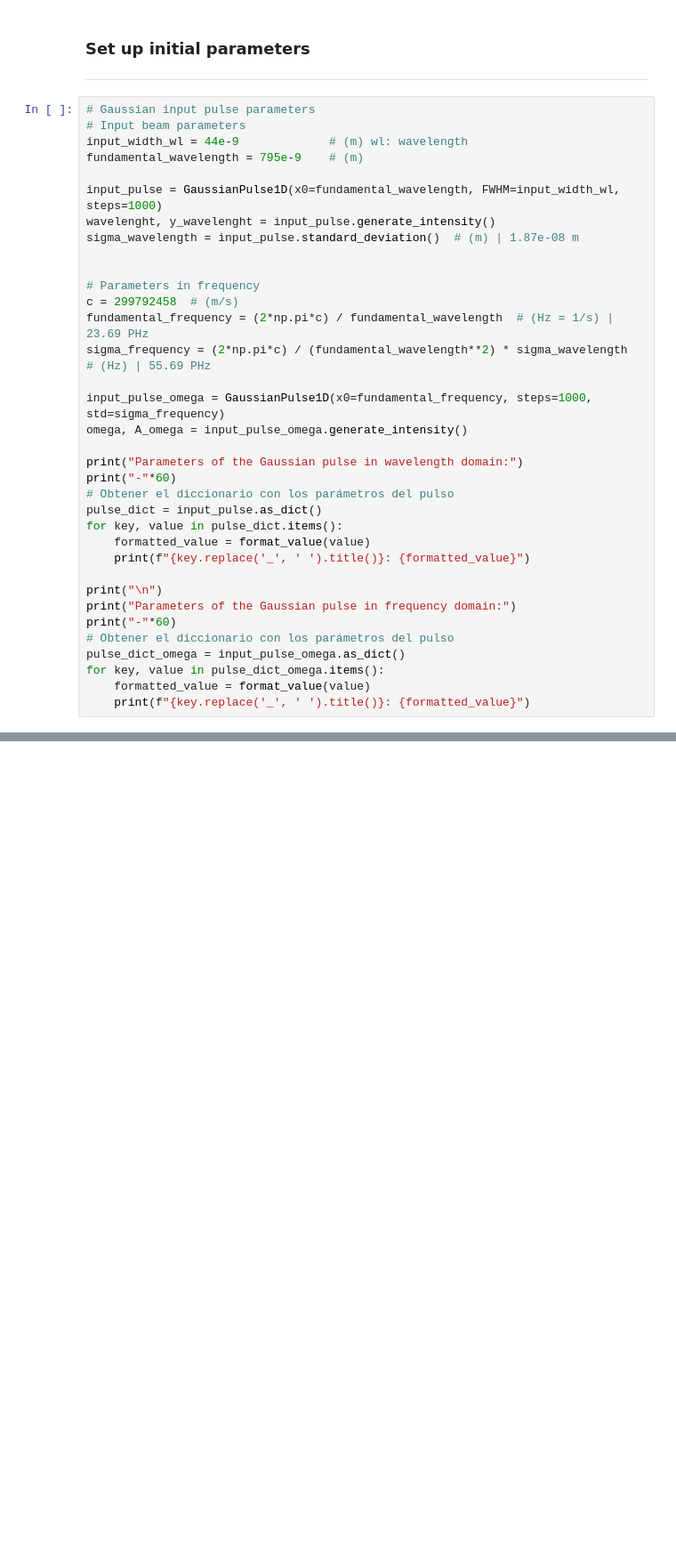
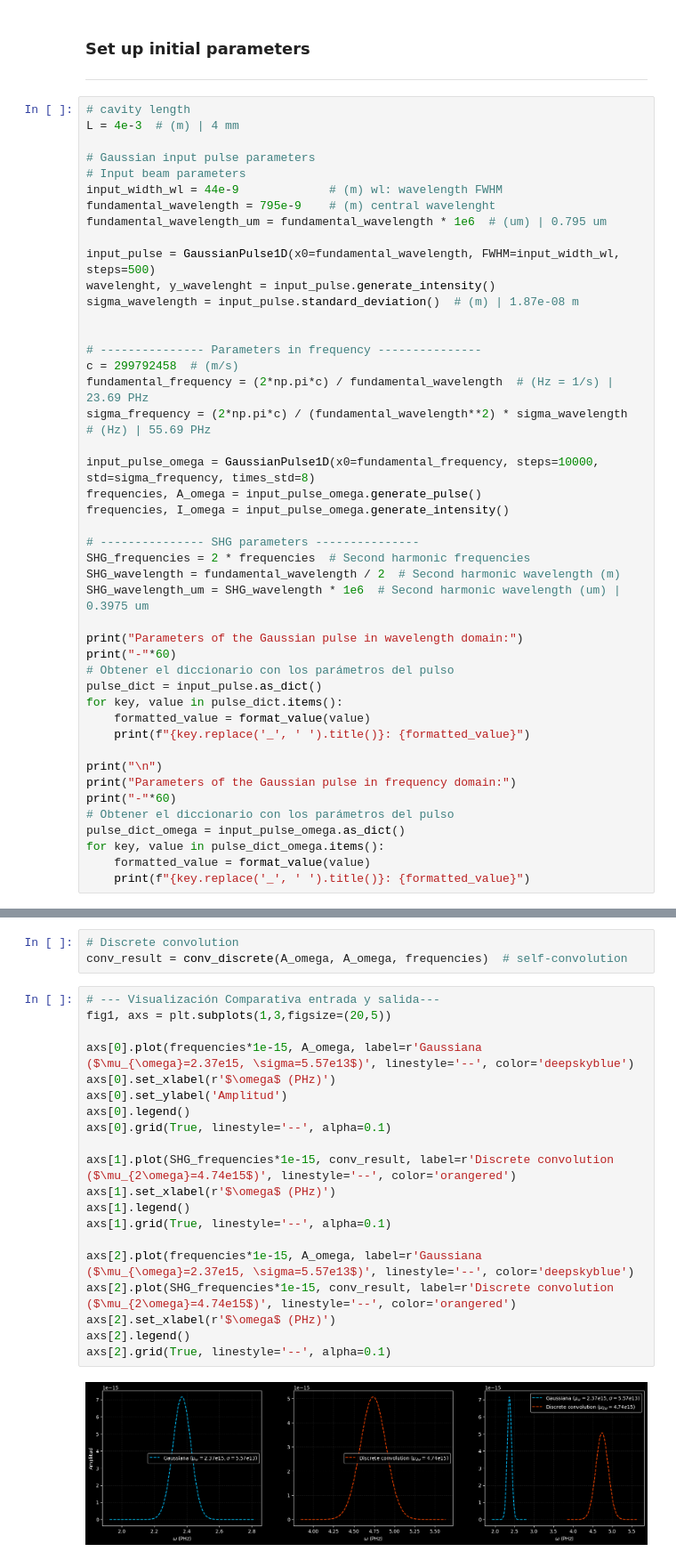
Before and after one commit to jusrojasrod/SHG-and-PDC-simulation, a Jupyter notebook: notebooks/exploracion/Second Harmonic Generation.ipynb, the cells around one changed output, grey strips where cells are left out. Shown at 89% size. Saved outputs shown, nothing was run; the diff lists cells and outputs as text; blank space fills up the shorter version.

```diff
--- a/notebooks/exploracion/Second Harmonic Generation.ipynb
+++ b/notebooks/exploracion/Second Harmonic Generation.ipynb
@@ -123,23 +24,33 @@ from src.physics.crystals import KTPCrystal, KTPCrystal_Kato
 ### Set up initial parameters
 ---
 # %%
+# cavity length
+L = 4e-3  # (m) | 4 mm
+
 # Gaussian input pulse parameters
 # Input beam parameters
-input_width_wl = 44e-9             # (m) wl: wavelength
-fundamental_wavelength = 795e-9    # (m)
+input_width_wl = 44e-9             # (m) wl: wavelength FWHM
+fundamental_wavelength = 795e-9    # (m) central wavelenght
+fundamental_wavelength_um = fundamental_wavelength * 1e6  # (um) | 0.795 um
 
-input_pulse = GaussianPulse1D(x0=fundamental_wavelength, FWHM=input_width_wl, steps=1000)
+input_pulse = GaussianPulse1D(x0=fundamental_wavelength, FWHM=input_width_wl, steps=500)
 wavelenght, y_wavelenght = input_pulse.generate_intensity()
 sigma_wavelength = input_pulse.standard_deviation()  # (m) | 1.87e-08 m
 
 
-# Parameters in frequency
+# --------------- Parameters in frequency ---------------
 c = 299792458  # (m/s)
 fundamental_frequency = (2*np.pi*c) / fundamental_wavelength  # (Hz = 1/s) | 23.69 PHz
 sigma_frequency = (2*np.pi*c) / (fundamental_wavelength**2) * sigma_wavelength  # (Hz) | 55.69 PHz
 
-input_pulse_omega = GaussianPulse1D(x0=fundamental_frequency, steps=1000, std=sigma_frequency)
-omega, A_omega = input_pulse_omega.generate_intensity()
+input_pulse_omega = GaussianPulse1D(x0=fundamental_frequency, steps=10000, std=sigma_frequency, times_std=8)
+frequencies, A_omega = input_pulse_omega.generate_pulse()
+frequencies, I_omega = input_pulse_omega.generate_intensity()
+
+# --------------- SHG parameters ---------------
+SHG_frequencies = 2 * frequencies  # Second harmonic frequencies
+SHG_wavelength = fundamental_wavelength / 2  # Second harmonic wavelength (m)
+SHG_wavelength_um = SHG_wavelength * 1e6  # Second harmonic wavelength (um) | 0.3975 um
 
 print("Parameters of the Gaussian pulse in wavelength domain:")
 print("-"*60)
@@ -207,0 +149,25 @@ Refractive index at 1.064 um (nx): 1.737926
+# %%
+# Discrete convolution
+conv_result = conv_discrete(A_omega, A_omega, frequencies)  # self-convolution
+# %%
+# --- Visualización Comparativa entrada y salida---
+fig1, axs = plt.subplots(1,3,figsize=(20,5))
+
+axs[0].plot(frequencies*1e-15, A_omega, label=r'Gaussiana ($\mu_{\omega}=2.37e15, \sigma=5.57e13$)', linestyle='--', color='deepskyblue')
+axs[0].set_xlabel(r'$\omega$ (PHz)')
+axs[0].set_ylabel('Amplitud')
+axs[0].legend()
+axs[0].grid(True, linestyle='--', alpha=0.1)
+
+axs[1].plot(SHG_frequencies*1e-15, conv_result, label=r'Discrete convolution ($\mu_{2\omega}=4.74e15$)', linestyle='--', color='orangered')
+axs[1].set_xlabel(r'$\omega$ (PHz)')
+axs[1].legend()
+axs[1].grid(True, linestyle='--', alpha=0.1)
+
+axs[2].plot(frequencies*1e-15, A_omega, label=r'Gaussiana ($\mu_{\omega}=2.37e15, \sigma=5.57e13$)', linestyle='--', color='deepskyblue')
+axs[2].plot(SHG_frequencies*1e-15, conv_result, label=r'Discrete convolution ($\mu_{2\omega}=4.74e15$)', linestyle='--', color='orangered')
+axs[2].set_xlabel(r'$\omega$ (PHz)')
+axs[2].legend()
+axs[2].grid(True, linestyle='--', alpha=0.1)
+# %% [output]
+[figure, added]
```
Also changed, not shown: parts of 20 cells of this notebook.
